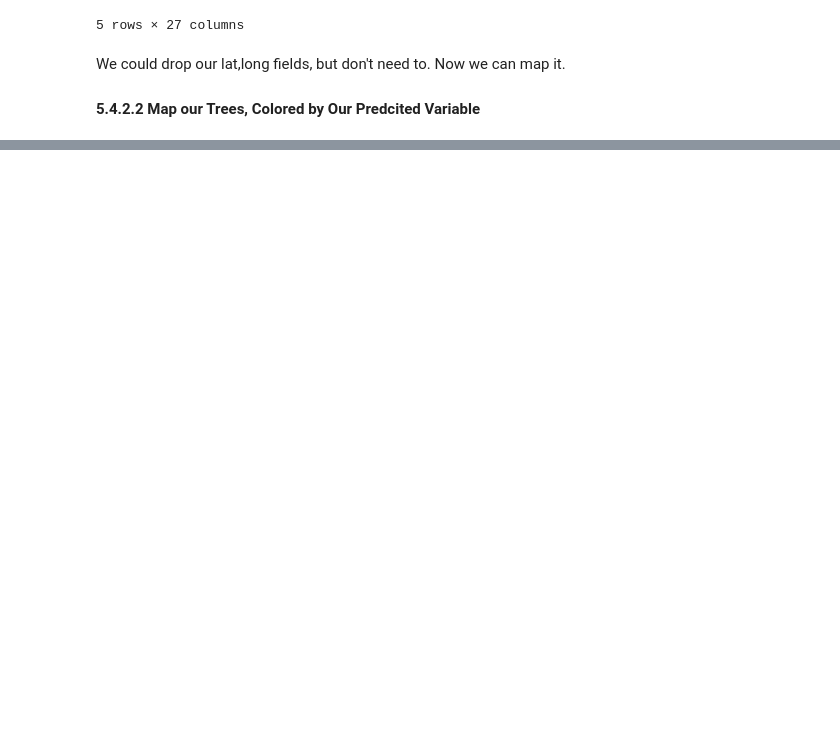
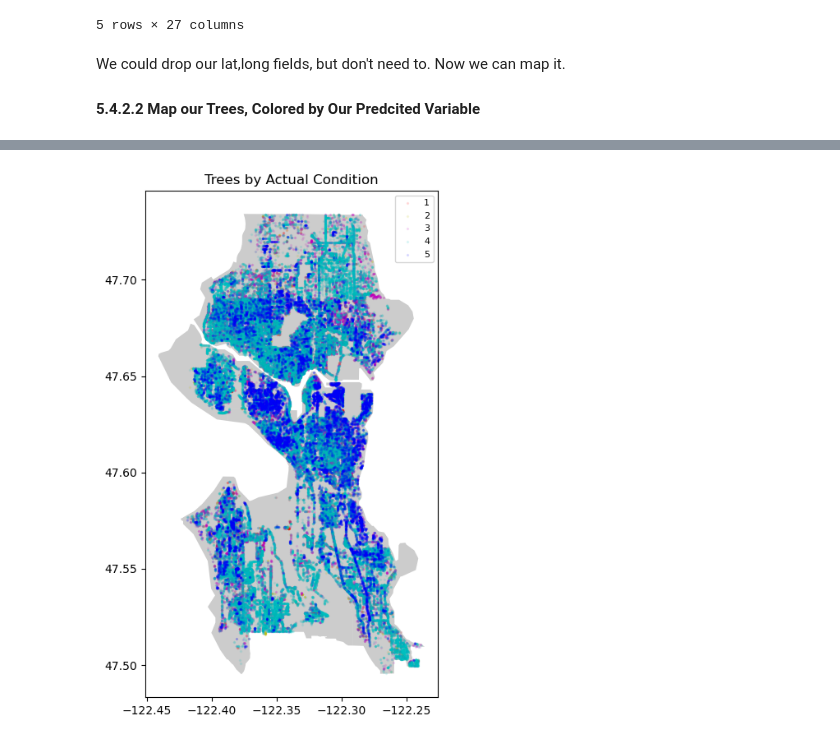
Before and after one commit to BrettlyCD/seattle-trees-project, a Jupyter notebook: notebooks/04_modeling.ipynb, the cells around one changed output, grey strips where cells are left out. Cells and saved outputs as stored; diff of their text form; code cells hidden in the pictures; blank space fills up the shorter version.

```diff
--- a/notebooks/04_modeling.ipynb
+++ b/notebooks/04_modeling.ipynb
@@ -444,0 +446,39 @@ plt.legend(prop={'size':15})
+# %%
+#Now let's check the actual
+fig, ax = plt.subplots(figsize=(8,8))
+map.plot(ax=ax, alpha=0.4, color='grey')
+geo_df[geo_df['condition_index'] == 1].plot(ax=ax,
+                                       markersize=2,
+                                       color='r',
+                                       marker='o',
+                                       alpha=0.1,
+                                       label='1')
+geo_df[geo_df['condition_index'] == 2].plot(ax=ax,
+                                       markersize=2,
+                                       color='y',
+                                       marker='o',
+                                       alpha=0.1,
+                                       label='2')
+geo_df[geo_df['condition_index'] == 3].plot(ax=ax,
+                                       markersize=2,
+                                       color='m',
+                                       marker='o',
+                                       alpha=0.1,
+                                       label='3')
+geo_df[geo_df['condition_index'] == 4].plot(ax=ax,
+                                       markersize=2,
+                                       color='c',
+                                       marker='o',
+                                       alpha=0.1,
+                                       label='4')
+geo_df[geo_df['condition_index'] == 5].plot(ax=ax,
+                                       markersize=2,
+                                       color='b',
+                                       marker='o',
+                                       alpha=0.1,
+                                       label='5')
+plt.legend(prop={'size':8})
+plt.title('Trees by Actual Condition')
+plt.show()
+# %% [output]
+[figure, added]
```
Also changed, not shown: parts of 8 cells of this notebook.
